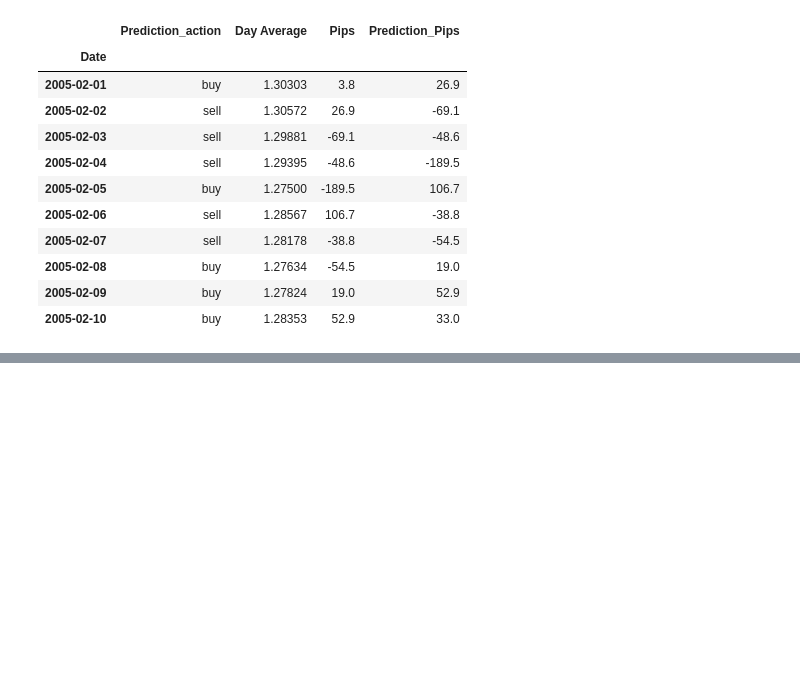
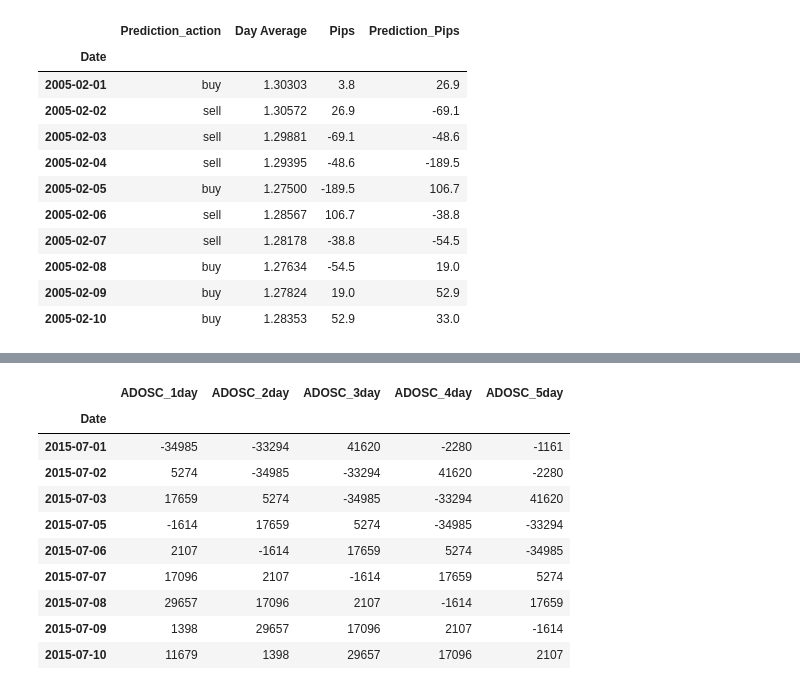
Before and after one commit to yuecong/autotrade, a Jupyter notebook: data_check_with_notebook.ipynb, the cells around one changed output, grey strips where cells are left out. Saved outputs shown, nothing was run; the diff lists cells and outputs as text; code cells hidden in the pictures; blank space fills up the shorter version.

```diff
--- a/data_check_with_notebook.ipynb
+++ b/data_check_with_notebook.ipynb
@@ -77,0 +106,14 @@ df_eur_usd['2005-02-01':'2005-02-10'][['Fast_k_3day', 'Fast_d_3day','Fast_k_4day
+# %%
+df_eur_usd['2015-07-01':'2015-07-10'][['ADOSC_1day','ADOSC_2day','ADOSC_3day','ADOSC_4day','ADOSC_5day']]
+# %% [output]
+|  | ADOSC_1day | ADOSC_2day | ADOSC_3day | ADOSC_4day | ADOSC_5day |
+| Date |  |  |  |  |  |
+| 2015-07-01 | -34985 | -33294 | 41620 | -2280 | -1161 |
+| 2015-07-02 | 5274 | -34985 | -33294 | 41620 | -2280 |
+| 2015-07-03 | 17659 | 5274 | -34985 | -33294 | 41620 |
+| 2015-07-05 | -1614 | 17659 | 5274 | -34985 | -33294 |
+| 2015-07-06 | 2107 | -1614 | 17659 | 5274 | -34985 |
+| 2015-07-07 | 17096 | 2107 | -1614 | 17659 | 5274 |
+| 2015-07-08 | 29657 | 17096 | 2107 | -1614 | 17659 |
+| 2015-07-09 | 1398 | 29657 | 17096 | 2107 | -1614 |
+| 2015-07-10 | 11679 | 1398 | 29657 | 17096 | 2107 |
```
Also changed, not shown: parts of 8 cells of this notebook.
